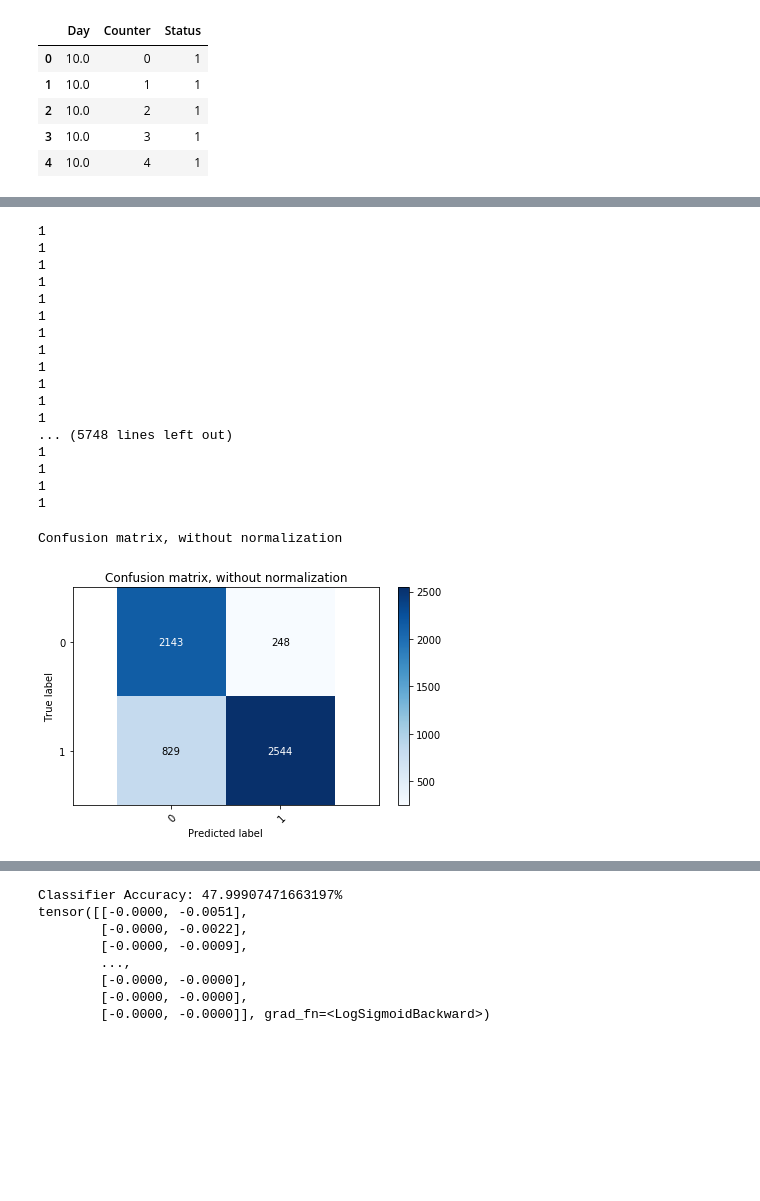
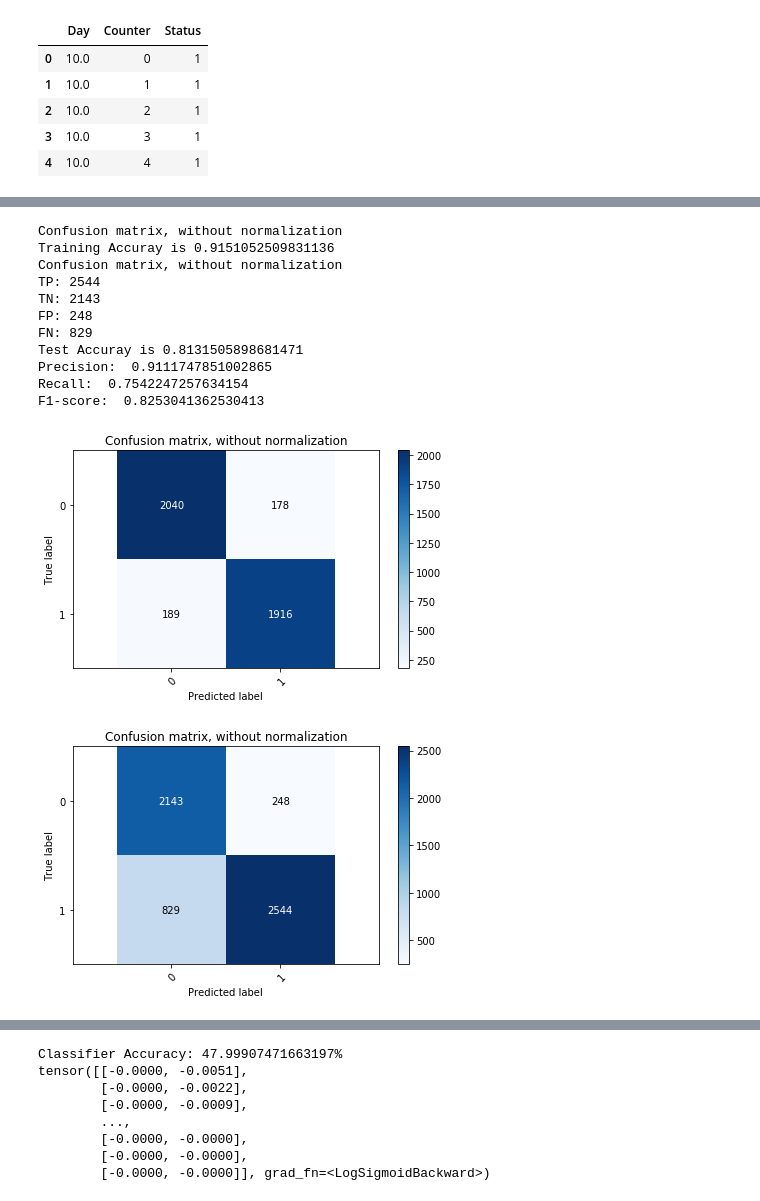
Before and after one commit to aorbani/SmartCity_DS, a Jupyter notebook: new.ipynb, the cells around one changed output, grey strips where cells are left out. Cells and saved outputs as stored; diff of their text form; code cells hidden in the pictures; blank space fills up the shorter version.

```diff
--- a/new.ipynb
+++ b/new.ipynb
@@ -249,27 +249,6 @@ X_test = even_data.Counter
 
 y_pred=S.predict(X_test.values.reshape(-1,1))
 #print(y_pred)
-
-for i in y_pred:
-    print(i)
-# %% [output]
-1
-1
-1
-1
-1
-1
-1
-1
-1
-1
-1
-1
-... (5748 lines left out)
-1
-1
-1
-1
 # %%
 from sklearn.metrics import recall_score, make_scorer, confusion_matrix
 from sklearn.utils.multiclass import unique_labels
@@ -329,11 +308,55 @@ def plot_confusion_matrix(y_true, y_pred, classes,
 
 
 #ax,cm = plot_confusion_matrix(y_test, y_pred, classes= np.array([0,1]))
-# %%
-ax,cm = plot_confusion_matrix(y_test, y_pred, classes= np.array([0,1]))
-# %% [output]
-Confusion matrix, without normalization
-[figure, removed]
+# %%
+y_pred=S.predict(X.values.reshape(-1,1))
+ax,cm = plot_confusion_matrix(y, y_pred, classes= np.array([0,1]))
+
+tp = cm[1,1]
+tn = cm[0,0]
+fn = cm[1,0]
+fp = cm[0,1]
+
+Accuracy = (tn+tp)/(tn+tp+fn+fp)
+print("Training Accuray is", Accuracy)
+
+y_pred=S.predict(X_test.values.reshape(-1,1))
+ax,cm = plot_confusion_matrix(y_test, y_pred, classes= np.array([0,1]))
+
+tp = cm[1,1]
+tn = cm[0,0]
+fn = cm[1,0]
+fp = cm[0,1]
+print("TP:", tp)
+print("TN:", tn)
+print("FP:", fp)
+print("FN:", fn)
+
+Accuracy = (tn+tp)/(tn+tp+fn+fp)
+print("Test Accuray is", Accuracy)
+
+Precision = tp/(tp+fp)
+print("Precision: ",Precision)
+
+Recall = tp/(tp+fn)
+print("Recall: ", Recall)
+
+f1 = f1_score(y_test, y_pred, zero_division=1)
+print("F1-score: ", f1)
+# %% [output]
+Confusion matrix, without normalization
+Training Accuray is 0.9151052509831136
+Confusion matrix, without normalization
+TP: 2544
+TN: 2143
+FP: 248
+FN: 829
+Test Accuray is 0.8131505898681471
+Precision:  0.9111747851002865
+Recall:  0.7542247257634154
+F1-score:  0.8253041362530413
+[figure, added]
+[figure, added]
 # %%
 from sklearn.ensemble import RandomForestClassifier
 from sklearn.metrics import make_scorer
```
Also changed, not shown: parts of 6 cells of this notebook, 2 other files.
